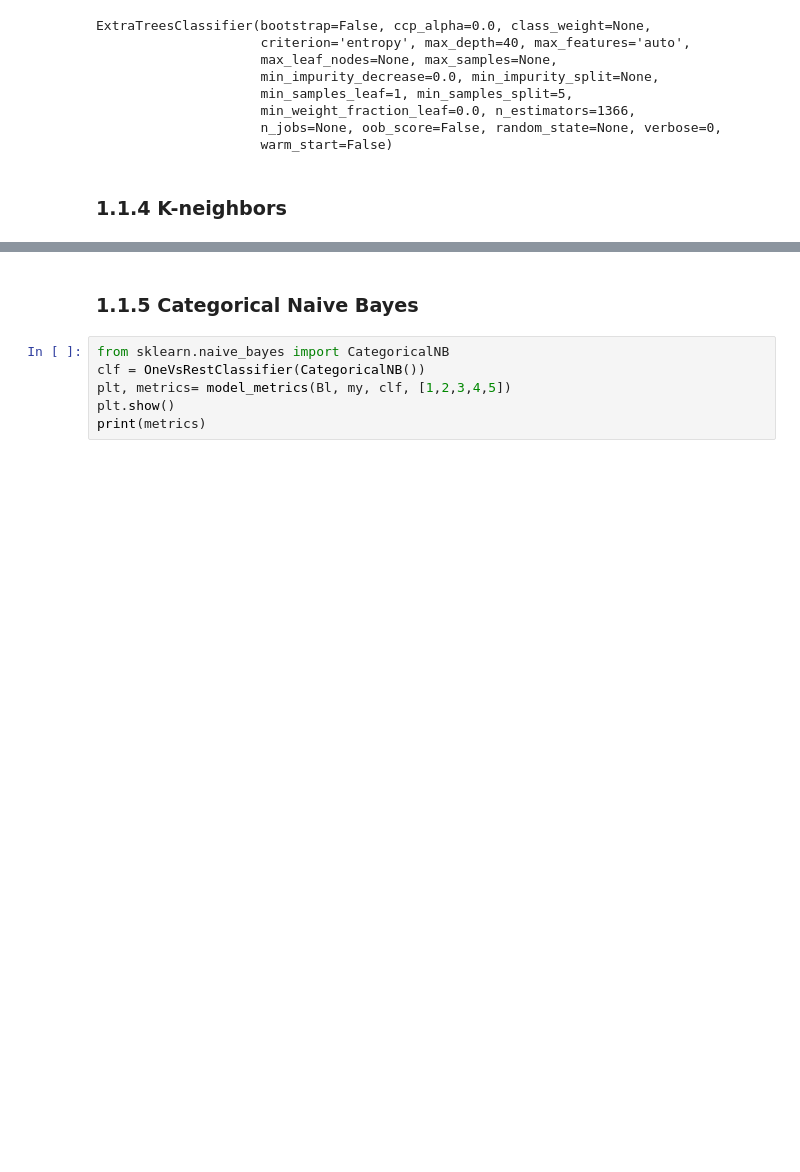
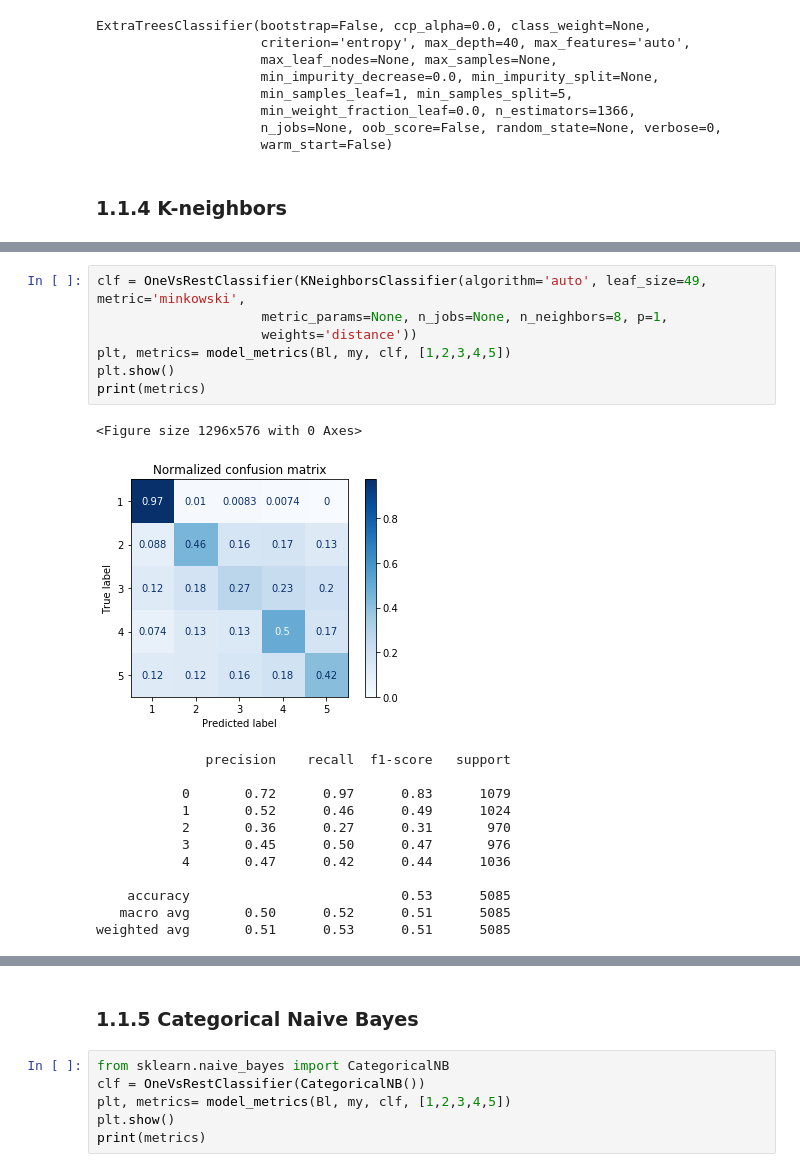
Before and after one commit to PedroCotovio/MLproject, a Jupyter notebook: Task1.ipynb, the cells around one changed output, grey strips where cells are left out. Saved outputs shown, nothing was run; the diff lists cells and outputs as text; blank space fills up the shorter version.

```diff
--- a/Task1.ipynb
+++ b/Task1.ipynb
@@ -528,0 +686,21 @@ weighted avg       0.47      0.49      0.48      5085
+# %%
+clf = OneVsRestClassifier(KNeighborsClassifier(algorithm='auto', leaf_size=49, metric='minkowski',
+                     metric_params=None, n_jobs=None, n_neighbors=8, p=1,
+                     weights='distance'))
+plt, metrics= model_metrics(Bl, my, clf, [1,2,3,4,5])
+plt.show()
+print(metrics)
+# %% [output]
+<Figure size 1296x576 with 0 Axes>
+[figure, added]
+              precision    recall  f1-score   support
+
+           0       0.72      0.97      0.83      1079
+           1       0.52      0.46      0.49      1024
+           2       0.36      0.27      0.31       970
+           3       0.45      0.50      0.47       976
+           4       0.47      0.42      0.44      1036
+
+    accuracy                           0.53      5085
+   macro avg       0.50      0.52      0.51      5085
+weighted avg       0.51      0.53      0.51      5085
```
Also changed, not shown: parts of 34 cells of this notebook, 2 other files.
